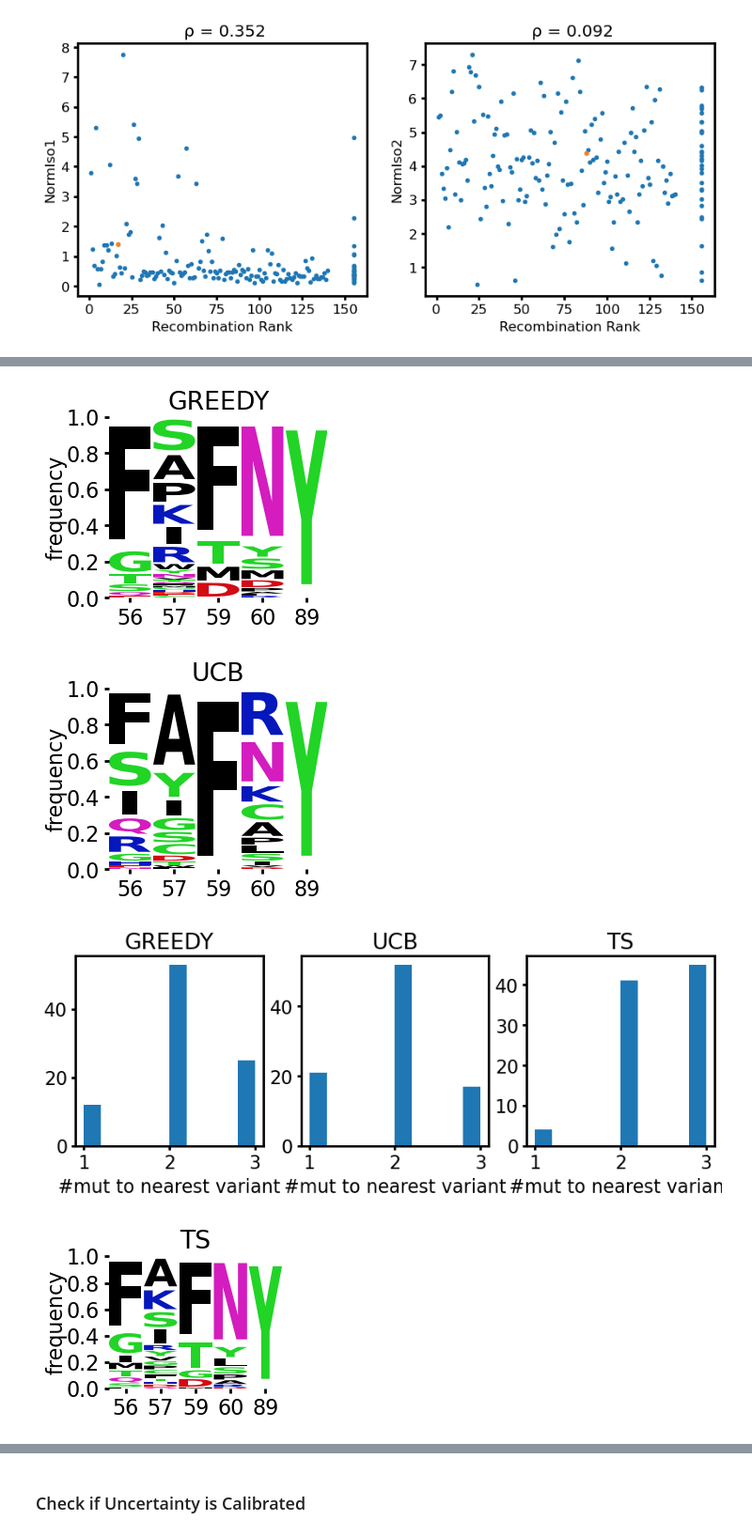
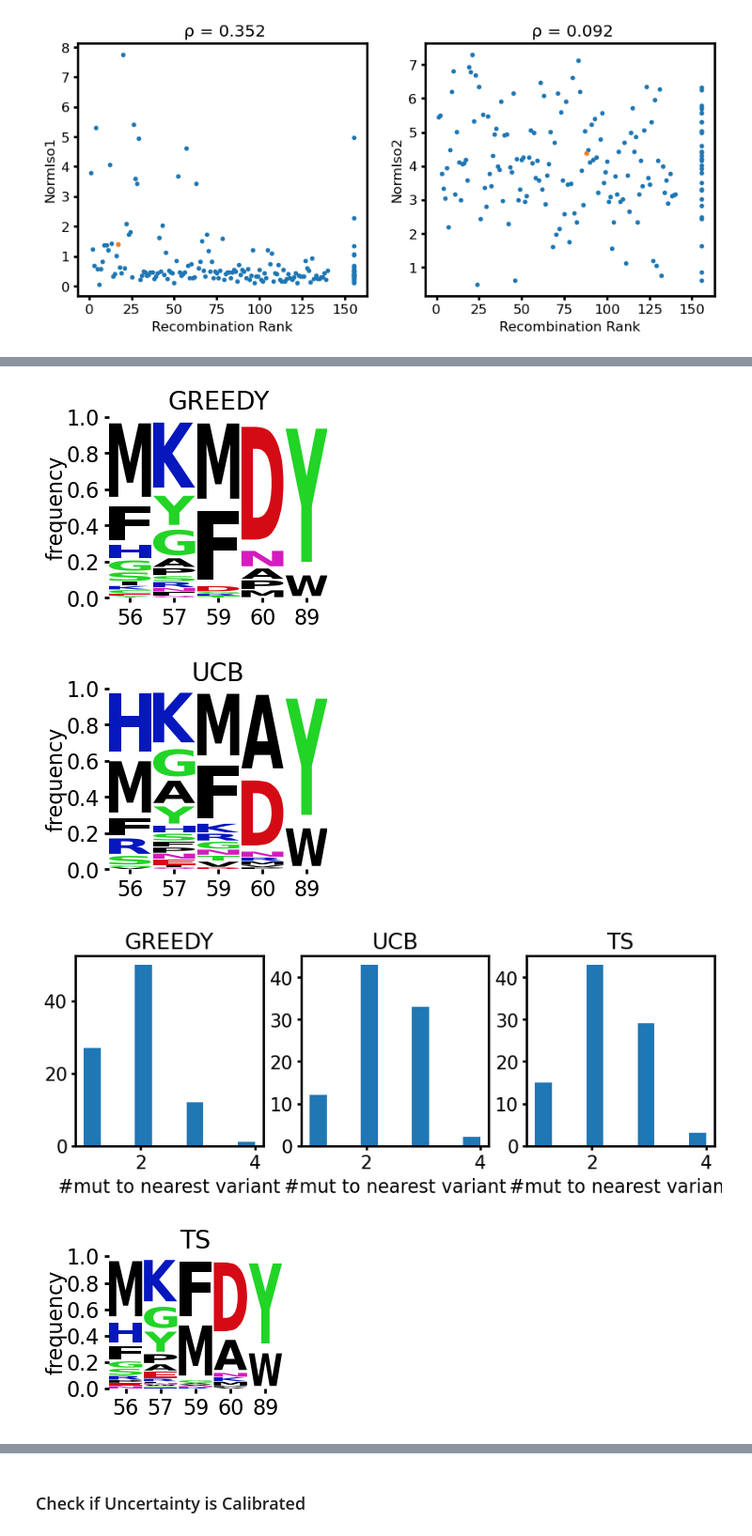
Before and after one commit to jsunn-y/ALDE, a Jupyter notebook: analysis/visualization.ipynb, the cells around one changed output, grey strips where cells are left out. Shown at 94% size. Cells and saved outputs as stored; diff of their text form; code cells hidden in the pictures.

```diff
--- a/analysis/visualization.ipynb
+++ b/analysis/visualization.ipynb
@@ -793,7 +793,9 @@ counter = 0
 for i in [1]:
     for acq in  ['GREEDY', 'UCB', 'TS']:
 
-        indices= torch.load(f'../results/ParPgb_production/round1_90/DNN_ENSEMBLE-DO-0-RBF-{acq}-[30, 1]_1indices.pt').numpy().astype(int)
+        #indices= torch.load(f'../results/ParPgb_production/round1/DNN_ENSEMBLE-DO-0-RBF-{acq}-[30, 1]_1indices.pt').numpy().astype(int)
+        #indices= torch.load(f'../results/ParPgb_production/round2/BOOSTING_ENSEMBLE-DO-0-RBF-{acq}-[100, 1]_2indices.pt').numpy().astype(int)
+        indices= torch.load(f'../results/ParPgb_production/round2/DNN_ENSEMBLE-DO-0-RBF-{acq}-[30, 1]_2indices.pt').numpy().astype(int)
 
         subset = fitness_df.iloc[indices, :].reset_index()
         batch = subset[-90:] #look at the most recent 96
@@ -813,37 +815,37 @@ for i in [1]:
         plt.subplot(1, 3, counter +1)
         plt.hist(min_distances)
         plt.xlabel('#mut to nearest variant')
         plt.title(acq)
 
         for l in range(5):
             batch['AA' + str(l+1)] = batch['Combo'].apply(lambda x: x[l])
 
         plot_logo(batch, acq)
 
         counter += 1
     plt.tight_layout()
 # %% [output]
 A value is trying to be set on a copy of a slice from a DataFrame.
 Try using .loc[row_indexer,col_indexer] = value instead
 
 See the caveats in the documentation: https://pandas.pydata.org/pandas-docs/stable/user_guide/indexing.html#returning-a-view-versus-a-copy
   batch['AA' + str(l+1)] = batch['Combo'].apply(lambda x: x[l])
 A value is trying to be set on a copy of a slice from a DataFrame.
 Try using .loc[row_indexer,col_indexer] = value instead
 
 See the caveats in the documentation: https://pandas.pydata.org/pandas-docs/stable/user_guide/indexing.html#returning-a-view-versus-a-copy
   batch['AA' + str(l+1)] = batch['Combo'].apply(lambda x: x[l])
 A value is trying to be set on a copy of a slice from a DataFrame.
 Try using .loc[row_indexer,col_indexer] = value instead
 ... (59 lines left out)
 Try using .loc[row_indexer,col_indexer] = value instead
 
 See the caveats in the documentation: https://pandas.pydata.org/pandas-docs/stable/user_guide/indexing.html#returning-a-view-versus-a-copy
   batch['AA' + str(l+1)] = batch['Combo'].apply(lambda x: x[l])
-[figure, old version]
+[figure, new version]
-[figure, old version]
+[figure, new version]
-[figure, old version]
+[figure, new version]
-[figure, old version]
+[figure, new version]
 # %%
 batch
 # %% [output]
```
Also changed, not shown: parts of 7 cells of this notebook, 5 other files.
